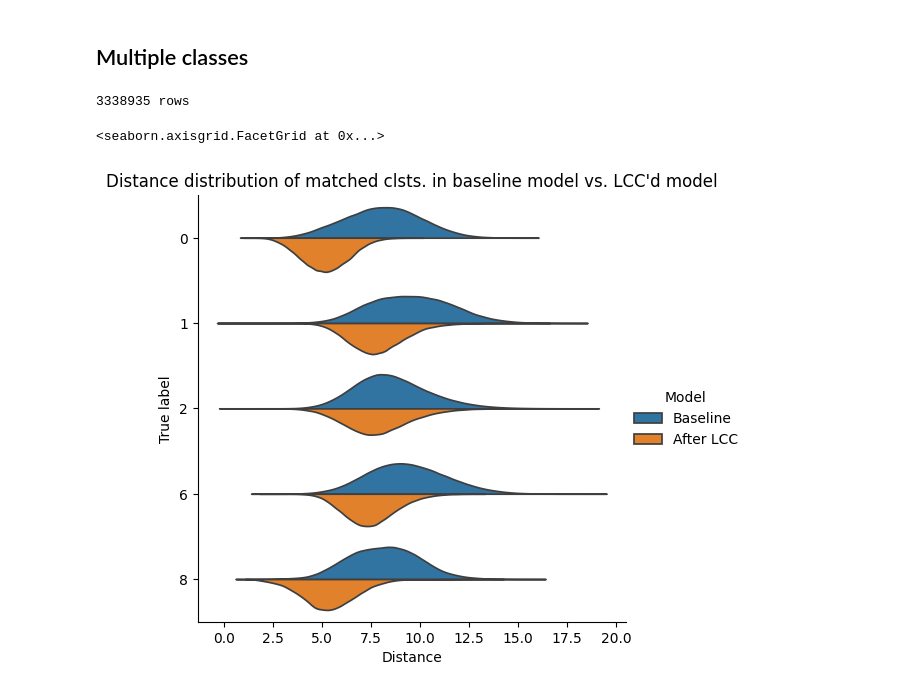
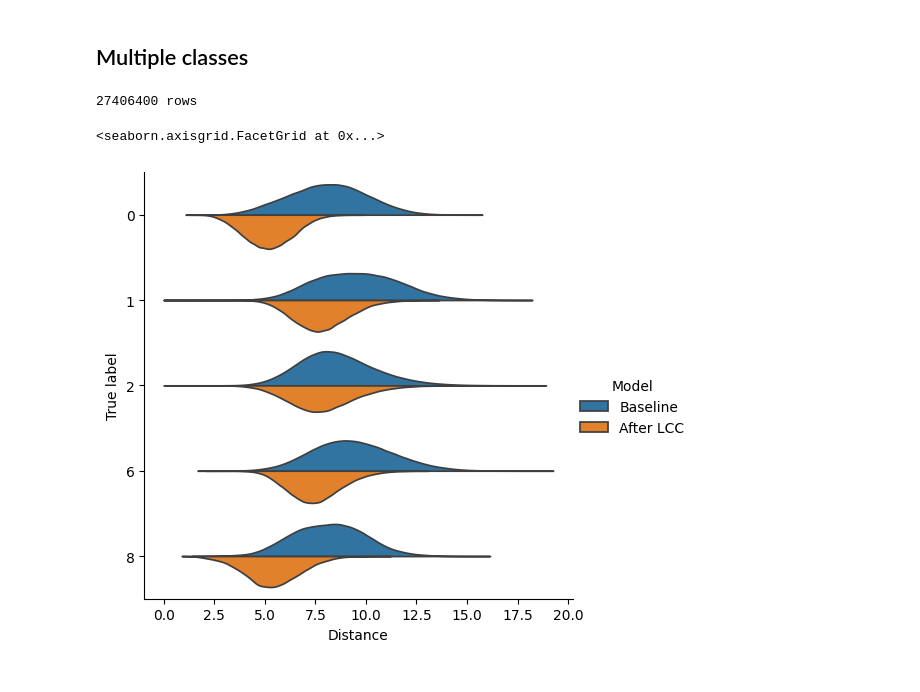
Before and after one commit to altaris/lcc, a Jupyter notebook: dd.ipynb, the cells around one changed output. Drawn from its saved outputs; the diff is of its cells as text; code cells hidden in the pictures.

```diff
--- a/dd.ipynb
+++ b/dd.ipynb
@@ -157,7 +157,7 @@ from tempfile import TemporaryDirectory
 
 import torch
 
-from lcc.correction import louvain_communities
+from lcc.correction import louvain_clustering
 from lcc.datasets import BatchedTensorDataset
 
 K = model.hparams["lcc_kwargs"]["k"]
@@ -168,6 +168,6 @@ with TemporaryDirectory() as tmp:
     BatchedTensorDataset.save(z_ft, tmp, prefix="ft")
     ds_bl = BatchedTensorDataset(tmp, prefix="bl")
     ds_ft = BatchedTensorDataset(tmp, prefix="ft")
-    _, y_clst_bl = louvain_communities(ds_bl, k=K, tqdm_style="notebook")
-    _, y_clst_ft = louvain_communities(ds_ft, k=K, tqdm_style="notebook")
+    y_clst_bl = louvain_clustering(ds_bl, k=K, tqdm_style="notebook")
+    y_clst_ft = louvain_clustering(ds_ft, k=K, tqdm_style="notebook")
 # %% [output]
@@ -363,9 +375,9 @@ from tqdm.notebook import tqdm
 
 _df = df.copy()
 _df = _df[(_df["n_clst_bl"] > 0) & (_df["n_clst_ft"] > 0)]
-_df["m"] = np.abs(_df["n_smpl_bl"] - _df["n_smpl_ft"])
+# _df["m"] = np.abs(_df["n_smpl_bl"] - _df["n_smpl_ft"])
 _df = _df.sort_values("i_true", ascending=True)
-_df = _df.head(5)
+# _df = _df.head(5)
 
 data = []
 for _, row in tqdm(list(_df.iterrows())):
@@ -386,22 +398,25 @@ for _, row in tqdm(list(_df.iterrows())):
 dd_df = pd.concat(data)
 print(len(dd_df), "rows")
 # %% [output]
-3338935 rows
+27406400 rows
 # %%
 title = "Distance distribution of matched clsts. in baseline model vs. LCC'd model"
 
+labels = dd_df["True label"].unique()[:5]
+
 figure = sns.catplot(
-    data=dd_df,
+    data=dd_df[dd_df["True label"].isin(labels)],
     x="Distance",
     y="True label",
     hue="Model",
     kind="violin",
     split=True,
     inner=None,
+    cut=0,
 )
-figure.set(title=title)
+# figure.set(title=title)
 figure.savefig(OUTPUT_DIR / "dd.png")
 figure
 # %% [output]
 <seaborn.axisgrid.FacetGrid at 0x...>
-[figure, old version]
+[figure, new version]
```
Also changed, not shown: parts of 8 cells of this notebook.
